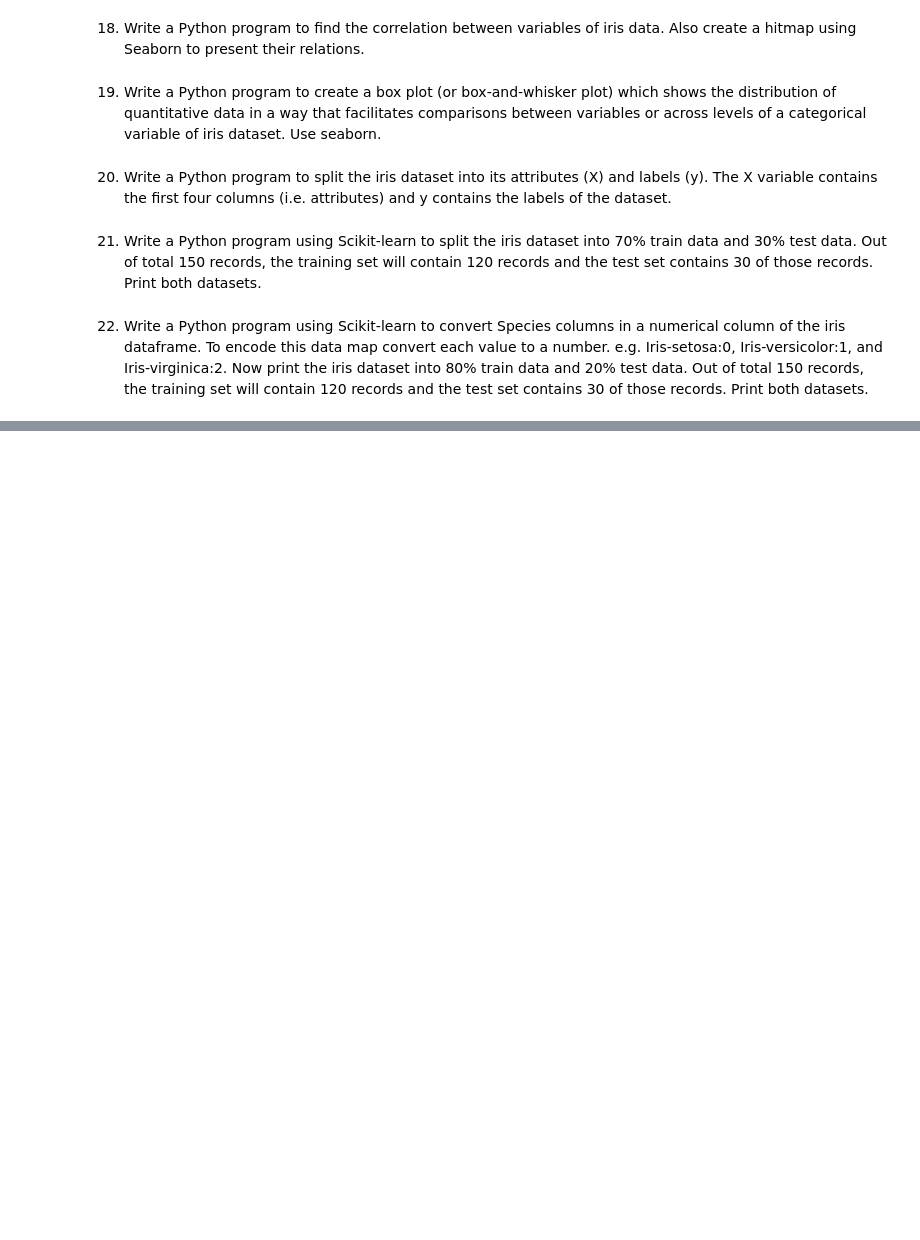
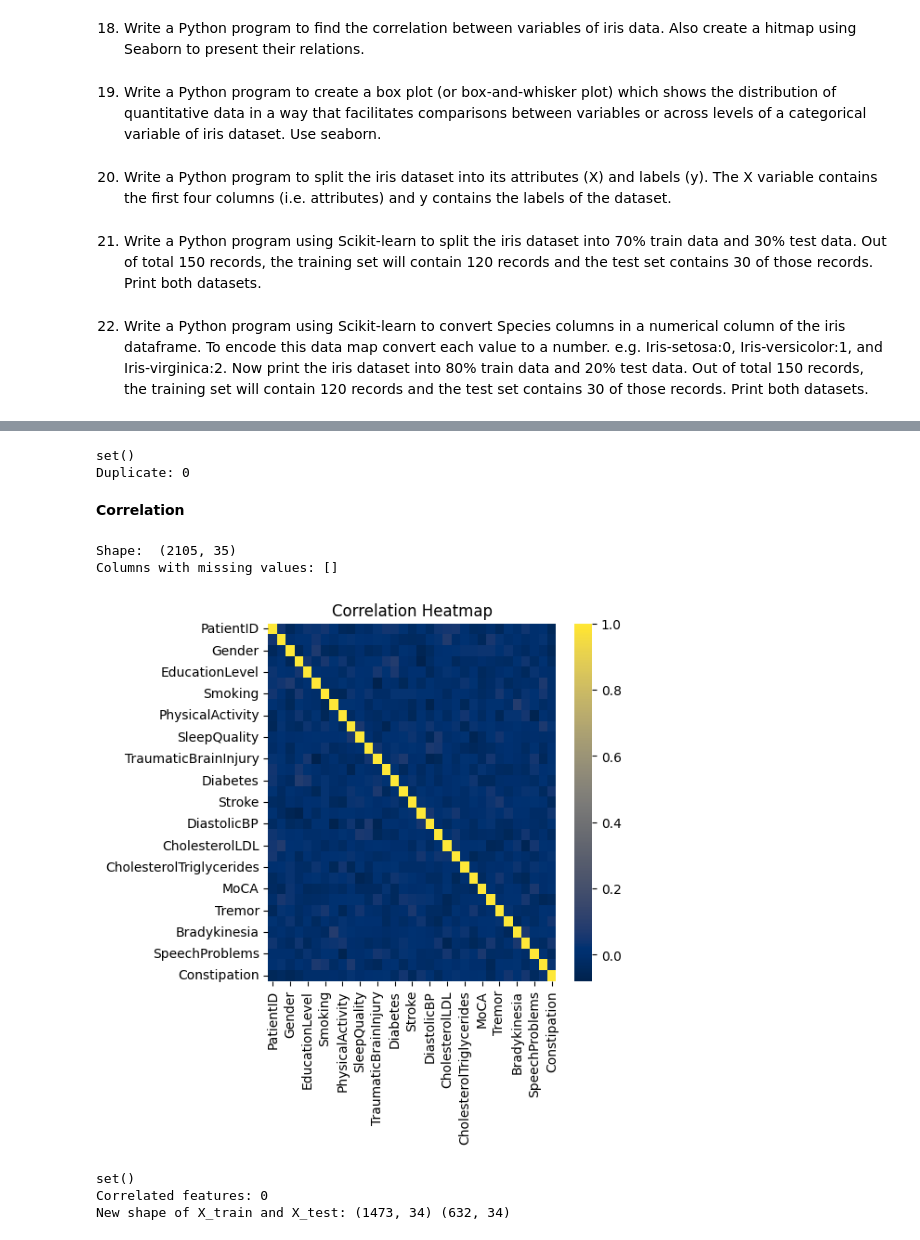
Before and after one commit to vedith12/ML-tasks, a Jupyter notebook: ML_basics.ipynb, the cells around one changed output, grey strips where cells are left out. Drawn from its saved outputs; the diff is of its cells as text; code cells hidden in the pictures; blank space fills up the shorter version.

```diff
--- a/ML_basics.ipynb
+++ b/ML_basics.ipynb
@@ -404,0 +629,65 @@ e.g. Iris-setosa:0, Iris-versicolor:1, and Iris-virginica:2. Now print the iris
+# %%
+duplicate = set()
+for i in range(0, len(X_train.columns)):
+    col_1 = X_train.columns[i]
+    for col_2 in X_train.columns[i+1:]:
+        if X_train[col_1].equals(X_train[col_2]):
+            duplicate.add(col_2)
+
+print(duplicate, "\nDuplicate:", len(duplicate))
+# %% [output]
+set()
+Duplicate: 0
+# %% [markdown]
+**Correlation**
+# %%
+import pandas as pd
+import numpy as np
+import matplotlib.pyplot as plt
+import seaborn as sns
+from sklearn.model_selection import train_test_split
+from sklearn.feature_selection import VarianceThreshold
+df = pd.read_csv("/content/parkinsons_disease_data.csv")
+print("Shape: ", df.shape)
+print("Columns with missing values:", [col for col in df.columns if df[col].isnull().sum() > 0])
+
+X_train, X_test, y_train, y_test = train_test_split(
+    df.drop(labels=['Diagnosis'], axis=1),
+    df['Diagnosis'],
+    test_size=0.3,
+    random_state=0
+)
+print('\n')
+X_train_numeric = X_train.select_dtypes(include=np.number)
+
+corrmat = X_train_numeric.corr()
+fig, ax = plt.subplots()
+fig.set_size_inches(5, 5)
+sns.heatmap(corrmat, cmap='cividis')
+plt.title("Correlation Heatmap")
+plt.show()
+
+def correlation(dataset, threshold):
+    col_corr = set()
+    corr_matrix = dataset.corr()
+    for i in range(len(corr_matrix.columns)):
+        for j in range(i):
+            if abs(corr_matrix.iloc[i, j]) > threshold:
+                colname = corr_matrix.columns[i]
+                col_corr.add(colname)
+    return col_corr
+print('\n')
+corr_features = correlation(X_train_numeric, 0.9)
+correlated_features = set(corr_features)
+print(correlated_features, "\nCorrelated features:", len(correlated_features))
+
+X_train.drop(labels=correlated_features, axis=1, inplace=True)
+X_test.drop(labels=correlated_features, axis=1, inplace=True)
+print("New shape of X_train and X_test:", X_train.shape, X_test.shape)
+# %% [output]
+Shape:  (2105, 35)
+Columns with missing values: []
+[figure, added]
+set()
+Correlated features: 0
+New shape of X_train and X_test: (1473, 34) (632, 34)
```
Also changed, not shown: parts of 13 cells of this notebook.
